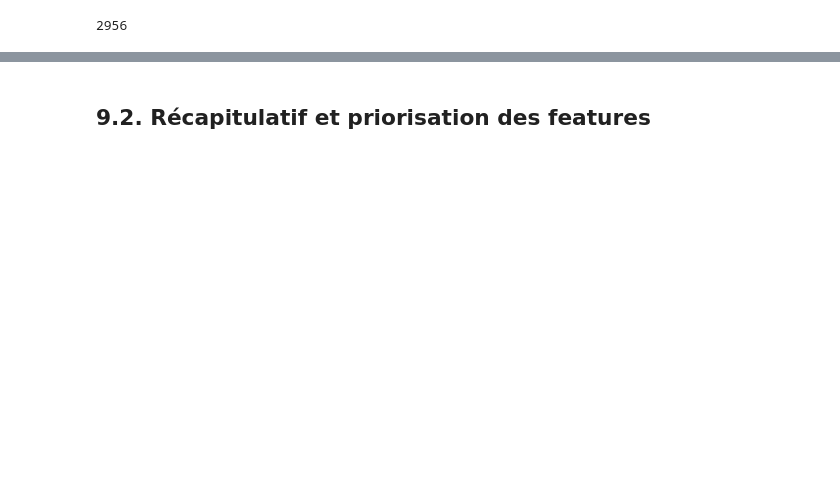
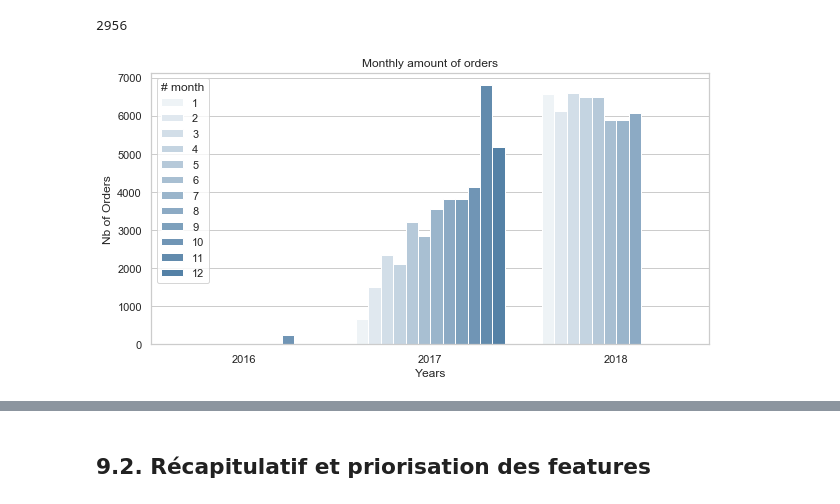
Before and after one commit to EtienneLardeur/P5_CustomerSegmentation, a Jupyter notebook: POlist_01_AnotebookEDA_uncleaned.ipynb, the cells around one changed output, grey strips where cells are left out. Saved outputs shown, nothing was run; the diff lists cells and outputs as text; code cells hidden in the pictures; blank space fills up the shorter version.

```diff
--- a/POlist_01_AnotebookEDA_uncleaned.ipynb
+++ b/POlist_01_AnotebookEDA_uncleaned.ipynb
@@ -2470,0 +2592,14 @@ data = df_orders.copy()
+# %%
+# afficher l'évolution des commandes filtrées
+plt.figure(figsize=(10, 5))
+ax = sns.countplot(x='order_purchase_year',
+                   hue='order_purchase_month',
+                   data=data,
+                   color='Steelblue')
+ax.set(xlabel='Years',
+       ylabel='Nb of Orders',
+       title='Monthly amount of orders')
+plt.legend(title='# month', loc='upper left')
+plt.show()
+# %% [output]
+[figure, added]
```
Also changed, not shown: parts of 132 cells of this notebook.
